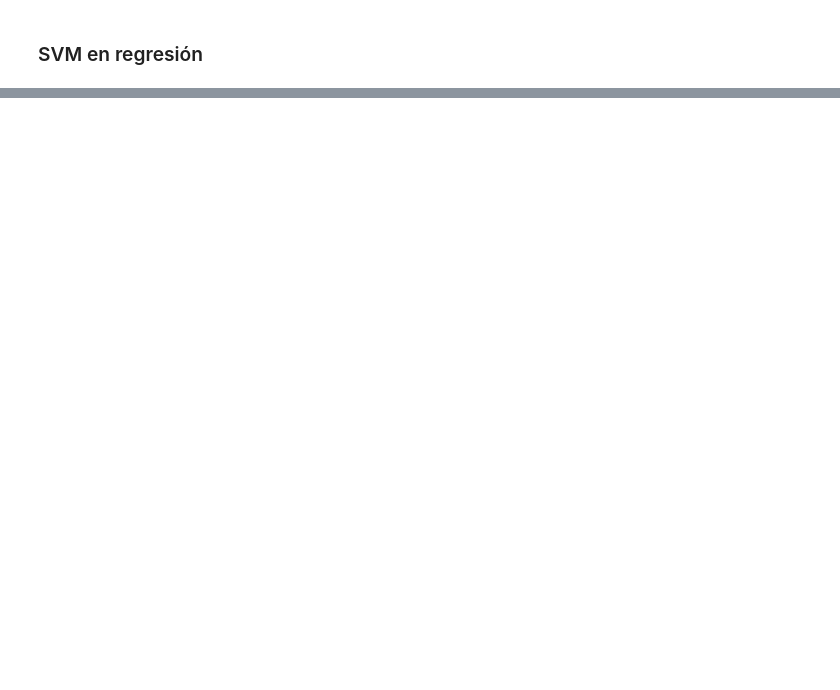
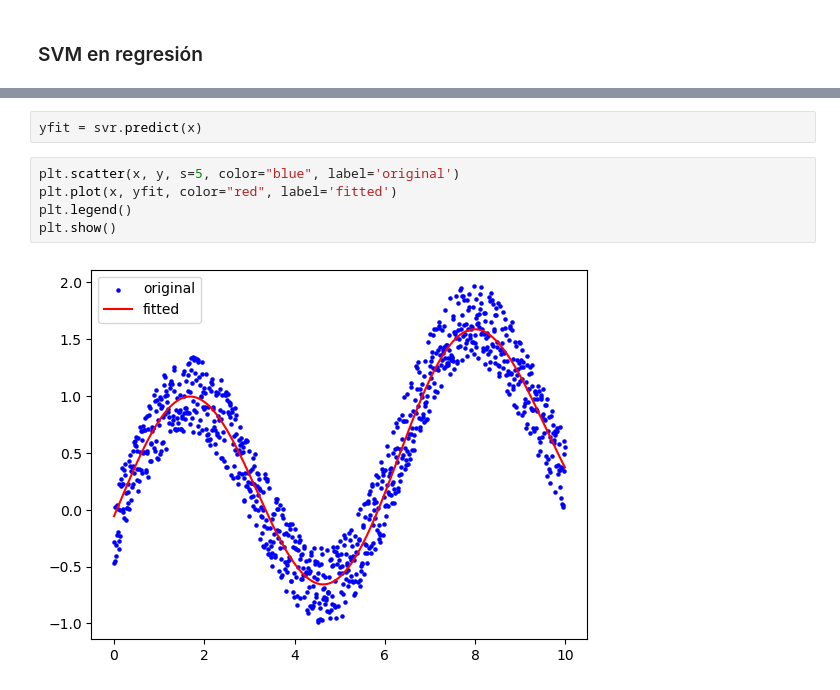
Before and after one commit to rafazamb/DS_PT_PR_SEP22, a Jupyter notebook: 03-Machine_Learning/01-Supervisado/07-Support Vector Machines/Support Vector Machines (SVM).ipynb, the cells around one changed output, grey strips where cells are left out. Saved outputs shown, nothing was run; the diff lists cells and outputs as text; blank space fills up the shorter version.

```diff
--- a/03-Machine_Learning/01-Supervisado/07-Support Vector Machines/Support Vector Machines (SVM).ipynb
+++ b/03-Machine_Learning/01-Supervisado/07-Support Vector Machines/Support Vector Machines (SVM).ipynb
@@ -210,0 +312,9 @@ También permite hacer modelos lineales y no lineales (a través de kernels):
+# %%
+yfit = svr.predict(x)
+# %%
+plt.scatter(x, y, s=5, color="blue", label='original')
+plt.plot(x, yfit, color="red", label='fitted')
+plt.legend()
+plt.show()
+# %% [output]
+[figure, added]
```
Also changed, not shown: parts of 24 cells of this notebook.
